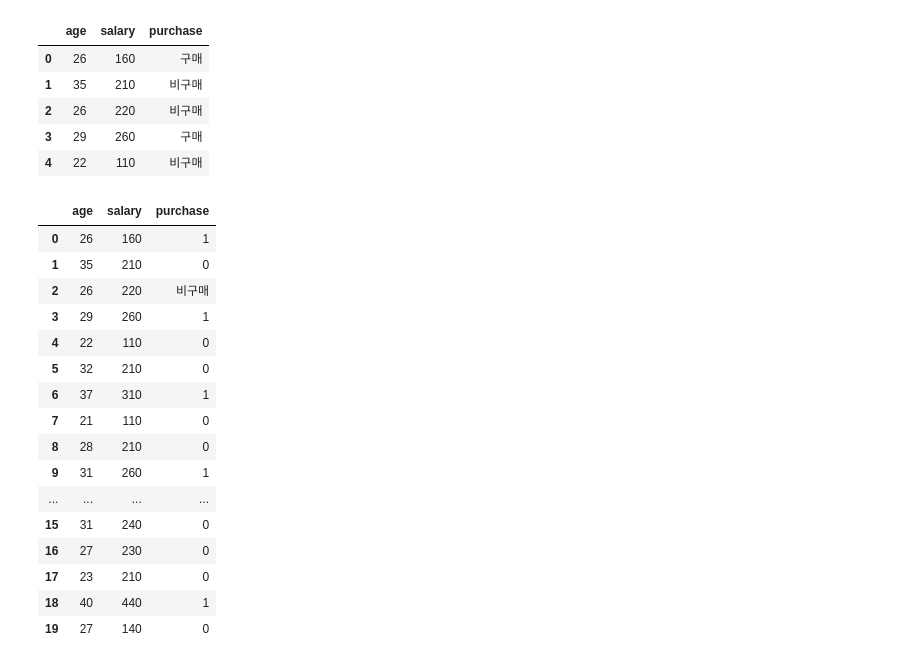
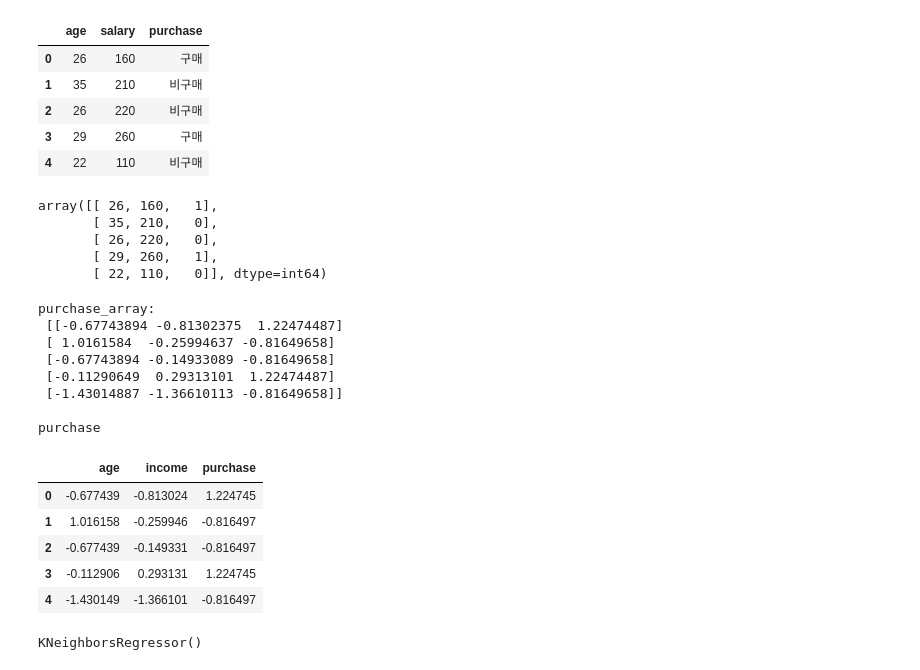
Before and after one commit to imbiotech/skbtML, a Jupyter notebook: 4-4.KNN_Model.ipynb, the cells around one changed output. Saved outputs shown, nothing was run; the diff lists cells and outputs as text; code cells hidden in the pictures.

```diff
--- a/4-4.KNN_Model.ipynb
+++ b/4-4.KNN_Model.ipynb
@@ -119,22 +121,55 @@ purchase.head()
 # "purchase" 컬럼을 범주형 데이터에서 수치형 데이터로 변환
 purchase["purchase"] = purchase["purchase"].replace("구매", 1)
 purchase["purchase"] = purchase["purchase"].replace("비구매", 0)
-purchase
+
+# purchase 데이터 프레임을 array로 변환
+purchase_array = np.array(purchase)
+purchase_array[:5]
 # %% [output]
-|  | age | salary | purchase |
-| 0 | 26 | 160 | 1 |
-| 1 | 35 | 210 | 0 |
-| 2 | 26 | 220 | 비구매 |
-| 3 | 29 | 260 | 1 |
-| 4 | 22 | 110 | 0 |
-| 5 | 32 | 210 | 0 |
-| 6 | 37 | 310 | 1 |
-| 7 | 21 | 110 | 0 |
-| 8 | 28 | 210 | 0 |
-| 9 | 31 | 260 | 1 |
-| ... | ... | ... | ... |
-| 15 | 31 | 240 | 0 |
-| 16 | 27 | 230 | 0 |
-| 17 | 23 | 210 | 0 |
-| 18 | 40 | 440 | 1 |
-| 19 | 27 | 140 | 0 |
+array([[ 26, 160,   1],
+       [ 35, 210,   0],
+       [ 26, 220,   0],
+       [ 29, 260,   1],
+       [ 22, 110,   0]], dtype=int64)
+# %%
+# 데이터 fit_transform 함수를 사용하여 데이터를 표준화
+scaler = StandardScaler()
+purchase_array = scaler.fit_transform(purchase_array)
+print(f"purchase_array:\n {purchase_array[:5]}\n")
+
+# 표준화하면서 데이터 프레임이 array로 변환되었으므로 다시 데이터 프레임으로 변환
+purchase = pd.DataFrame(purchase_array, columns=["age", "income", "purchase"])
+print("purchase")
+purchase.head()
+# %% [output]
+purchase_array:
+ [[-0.67743894 -0.81302375  1.22474487]
+ [ 1.0161584  -0.25994637 -0.81649658]
+ [-0.67743894 -0.14933089 -0.81649658]
+ [-0.11290649  0.29313101  1.22474487]
+ [-1.43014887 -1.36610113 -0.81649658]]
+
+purchase
+|  | age | income | purchase |
+| 0 | -0.677439 | -0.813024 | 1.224745 |
+| 1 | 1.016158 | -0.259946 | -0.816497 |
+| 2 | -0.677439 | -0.149331 | -0.816497 |
+| 3 | -0.112906 | 0.293131 | 1.224745 |
+| 4 | -1.430149 | -1.366101 | -0.816497 |
+# %%
+# 4. KNN 분류 모델 생성 및 훈련
+
+# 데이터와 결과를 분리, 데이터 = income, purchase, 결과 = age 2개 컬럼
+# 데이터에 두 개의 컬럼을 사용하기 위해 결과를 age로 설정
+purchase_data = purchase[["income", "purchase"]]
+purchase_target = purchase["age"]
+
+# 데이터와 결과를 array로 변환
+purchase_data_array = np.array(purchase_data)
+purchase_target_array = np.array(purchase_target)
+
+# KNN 분류 모델 생성 및 훈련
+model = KNeighborsRegressor() # KNN 분류 모델 생성, 이웃의 수는 Default 값인 5로 설정
+model.fit(purchase_data_array, purchase_target_array) # 모델 훈련
+# %% [output]
+KNeighborsRegressor()
```
Also changed, not shown: parts of 12 cells of this notebook, 1 other file.
